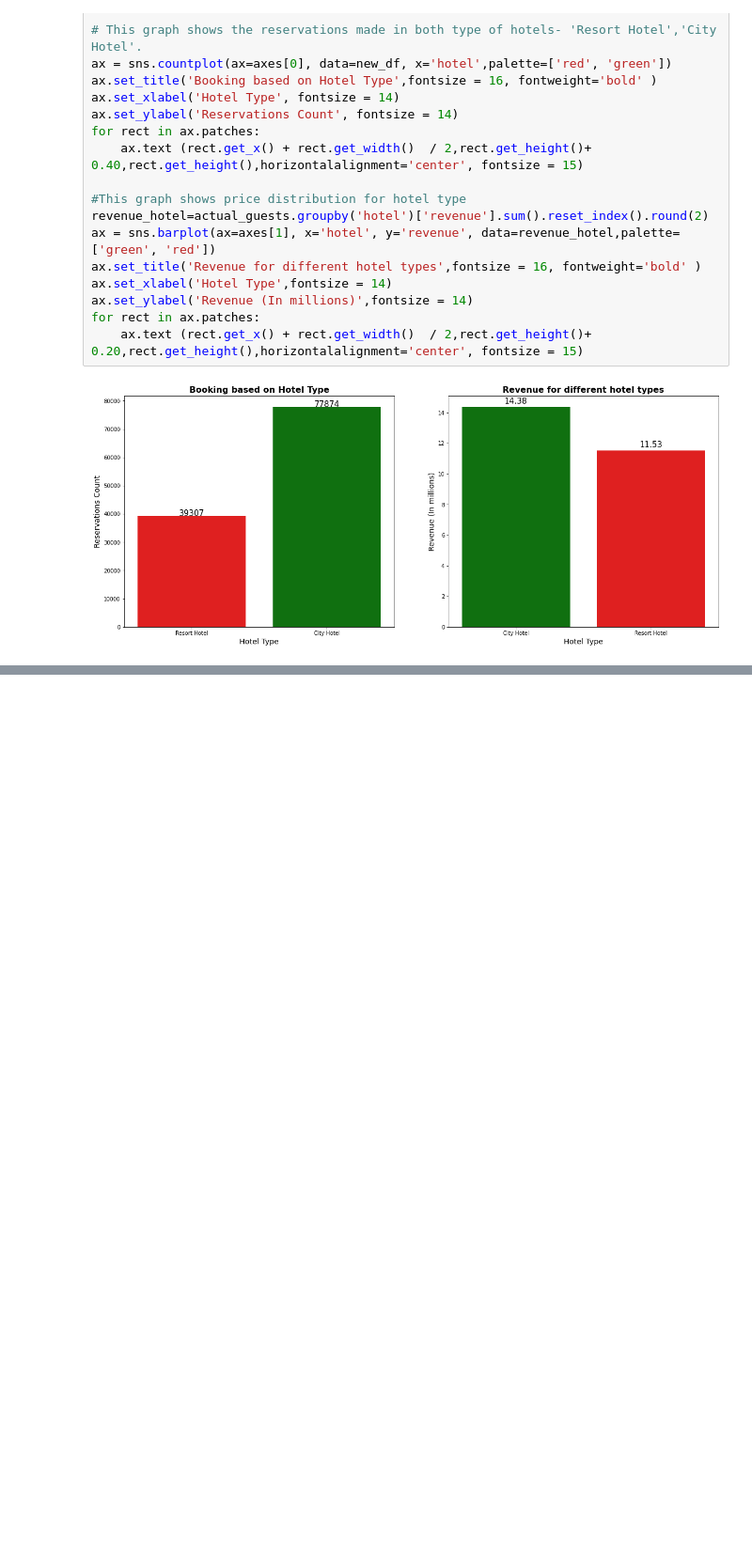
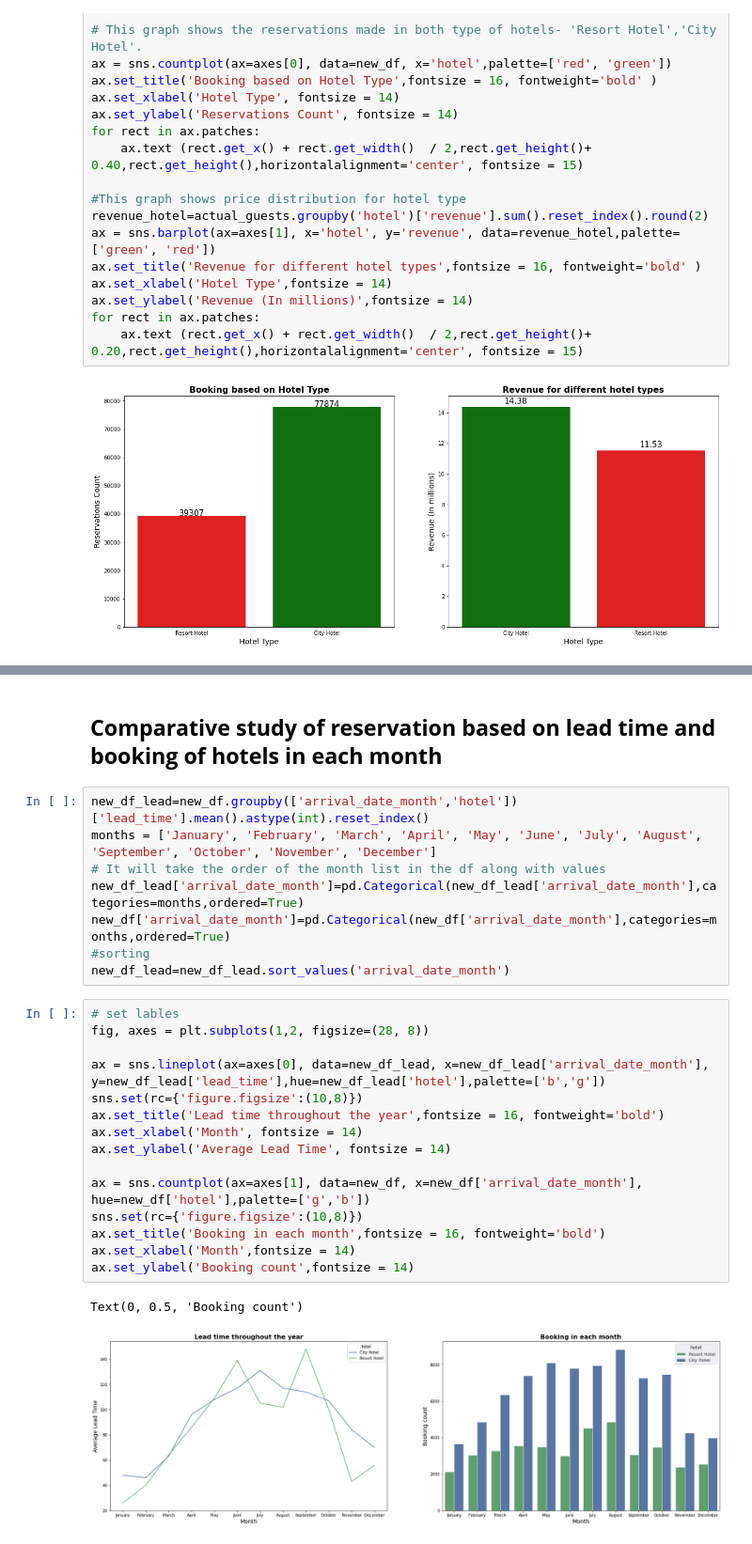
Before and after one commit to sanjaypauloct1989/6.Hotel-booking-EDA, a Jupyter notebook: Hotel Booking Analysis-Capstone Project.ipynb, the cells around one changed output, grey strips where cells are left out. Shown at 94% size. Drawn from its saved outputs; the diff is of its cells as text; blank space fills up the shorter version.

```diff
--- a/Hotel Booking Analysis-Capstone Project.ipynb
+++ b/Hotel Booking Analysis-Capstone Project.ipynb
@@ -413,0 +416,28 @@ for rect in ax.patches:
+# %% [markdown]
+## **Comparative study of reservation based on lead time and booking of hotels in each month**
+# %%
+new_df_lead=new_df.groupby(['arrival_date_month','hotel'])['lead_time'].mean().astype(int).reset_index()
+months = ['January', 'February', 'March', 'April', 'May', 'June', 'July', 'August', 'September', 'October', 'November', 'December']
+# It will take the order of the month list in the df along with values
+new_df_lead['arrival_date_month']=pd.Categorical(new_df_lead['arrival_date_month'],categories=months,ordered=True)
+new_df['arrival_date_month']=pd.Categorical(new_df['arrival_date_month'],categories=months,ordered=True)
+#sorting
+new_df_lead=new_df_lead.sort_values('arrival_date_month')
+# %%
+# set lables
+fig, axes = plt.subplots(1,2, figsize=(28, 8))
+
+ax = sns.lineplot(ax=axes[0], data=new_df_lead, x=new_df_lead['arrival_date_month'], y=new_df_lead['lead_time'],hue=new_df_lead['hotel'],palette=['b','g'])
+sns.set(rc={'figure.figsize':(10,8)})
+ax.set_title('Lead time throughout the year',fontsize = 16, fontweight='bold')
+ax.set_xlabel('Month', fontsize = 14)
+ax.set_ylabel('Average Lead Time', fontsize = 14)
+
+ax = sns.countplot(ax=axes[1], data=new_df, x=new_df['arrival_date_month'], hue=new_df['hotel'],palette=['g','b'])
+sns.set(rc={'figure.figsize':(10,8)})
+ax.set_title('Booking in each month',fontsize = 16, fontweight='bold')
+ax.set_xlabel('Month',fontsize = 14)
+ax.set_ylabel('Booking count',fontsize = 14)
+# %% [output]
+Text(0, 0.5, 'Booking count')
+[figure, added]
```
Also changed, not shown: parts of 2 cells of this notebook.
